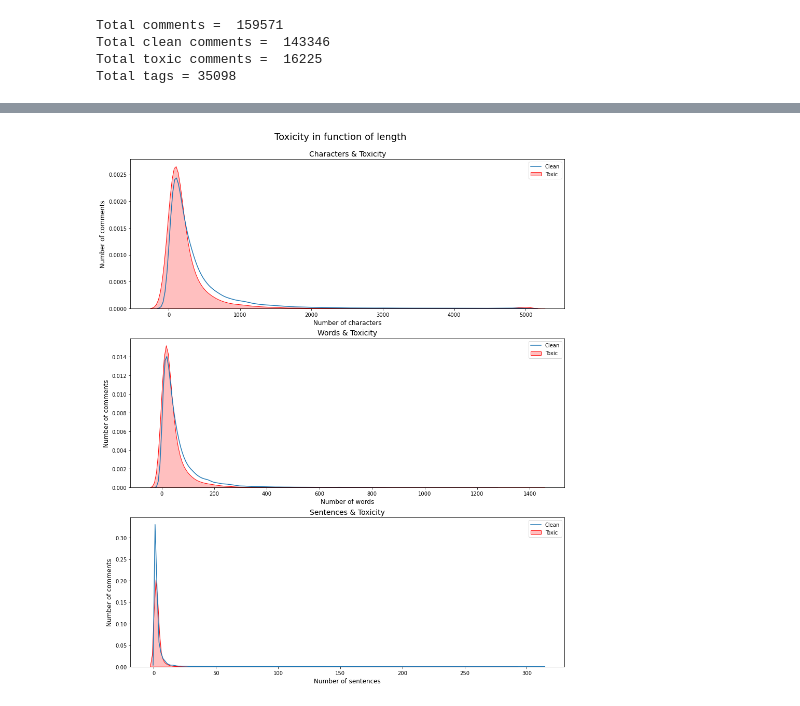
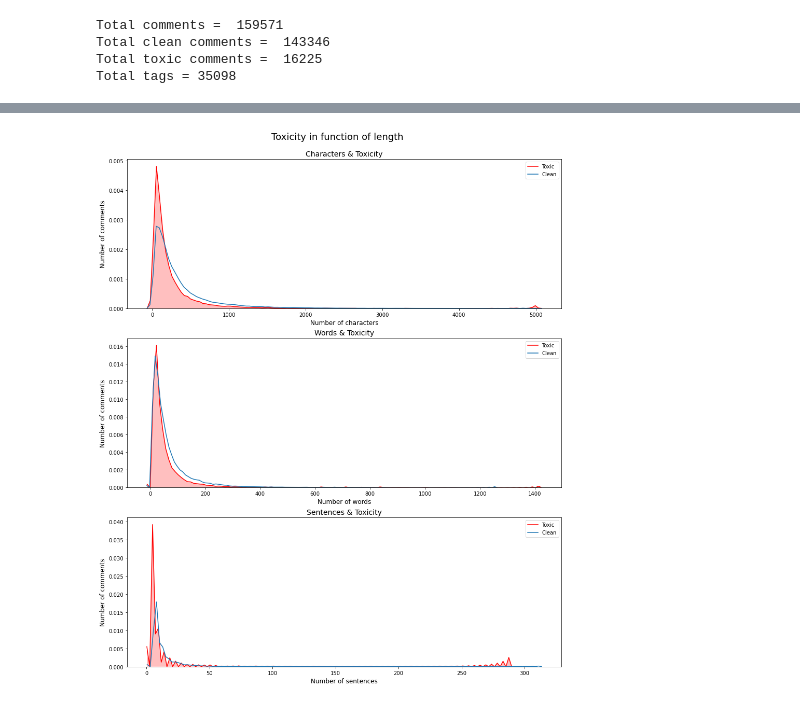
Before and after one commit to lbenbaccar/Toxic-Comment-Classification-Challenge, a Jupyter notebook: Toxic comments classification.ipynb, the cells around one changed output, grey strips where cells are left out. Saved outputs shown, nothing was run; the diff lists cells and outputs as text; code cells hidden in the pictures.

```diff
--- a/Toxic comments classification.ipynb
+++ b/Toxic comments classification.ipynb
@@ -116,0 +245,3 @@ Total tags = 35098
+# %%
+train_df = df.loc[df.split == "TRAIN"].reset_index(drop=True)
+train_df.head(3)
@@ -156,5 +304,7 @@ plt.show()
 # %%
-x=rowsums.value_counts()
+# Number of classes the comment belongs to
+train_df["total"] = train_df[types].sum(axis=1)
+x=train_df.total.value_counts()
 
 plt.figure(figsize=(8,4))
 ax = sns.barplot(x=x.index, y=x.values, alpha=0.8,color=color[2])
@@ -184,59 +337,38 @@ sns.heatmap(corr,
-# %%
-# Comments in capitals
-train_df['capitals'] = train_df['comment_text'].apply(lambda x: sum(1 for c in x if c.isupper()))
-
-# Number of punctuations in comments
-train_df['punctuations'] = train_df['comment_text'].apply(lambda x: sum(1 for c in x if c in string.punctuation))
-
-# Number of emojis in comments
-train_df['emojis'] = train_df['comment_text'].apply(lambda comment: sum(comment.count(s) for s in emoji.UNICODE_EMOJI))
-# %%
-# Number of characters in comments
-train_df['length'] = train_df['comment_text'].apply(len)
-test_df['length'] = test_df['comment_text'].apply(len)
-
-# Number of sentences
-train_df['sentences'] = train_df["comment_text"].apply(lambda x: len(re.findall("\n",str(x)))+1)
-test_df['sentences'] = test_df["comment_text"].apply(lambda x: len(re.findall("\n",str(x)))+1)
-
-# Number of words
-train_df['words'] = train_df["comment_text"].apply(lambda x: len(str(x).split()))
-test_df['words'] = test_df["comment_text"].apply(lambda x: len(str(x).split()))
 # %%
 plt.figure(figsize=(15,18))
 plt.suptitle("Toxicity in function of length",y=0.92,fontsize=18)
 plt.tight_layout()
 
 # Number of characters
 plt.subplot(311)
-ax=sns.kdeplot(train_df[train_df.clean == 0].length, label="Toxic", shade=True, color='r')
-ax=sns.kdeplot(train_df[train_df.clean == 1].length, label="Clean")
+ax=sns.kdeplot(train_df.loc[train_df.clean == 0, "length"], label="Toxic", shade=True, color='r')
+ax=sns.kdeplot(train_df.loc[train_df.clean == 1, "length"], label="Clean")
 plt.legend()
 plt.ylabel('Number of comments', fontsize=12)
 plt.xlabel('Number of characters', fontsize=12)
 plt.title("Characters & Toxicity", fontsize=14)
 
 # Number of words
 plt.subplot(312)
-ax=sns.kdeplot(train_df[train_df.clean == 0].words, label="Toxic", shade=True, color='r')
-ax=sns.kdeplot(train_df[train_df.clean == 1].words, label="Clean")
+ax=sns.kdeplot(train_df.loc[train_df.clean == 0, "words"], label="Toxic", shade=True, color='r')
+ax=sns.kdeplot(train_df.loc[train_df.clean == 1, "words"], label="Clean")
 plt.legend()
 plt.ylabel('Number of comments', fontsize=12)
 plt.xlabel('Number of words', fontsize=12)
 plt.title("Words & Toxicity", fontsize=14)
 
 # Number of sentences
 plt.subplot(313)
-ax=sns.kdeplot(train_df[train_df.clean == 0].sentences, label="Toxic", shade=True, color='r')
-ax=sns.kdeplot(train_df[train_df.clean == 1].sentences, label="Clean")
+ax=sns.kdeplot(train_df.loc[train_df.clean == 0, "sentences"], label="Toxic", shade=True, color='r')
+ax=sns.kdeplot(train_df.loc[train_df.clean == 1, "sentences"], label="Clean")
 plt.legend()
 plt.ylabel('Number of comments', fontsize=12)
 plt.xlabel('Number of sentences', fontsize=12)
 plt.title("Sentences & Toxicity", fontsize=14)
 
 plt.show()
 # %% [output]
-[figure, old version]
+[figure, new version]
 # %%
 plt.figure(figsize=(15,18))
 plt.suptitle("Toxicity in function of the presence of special characters",y=0.92,fontsize=18)
```
Also changed, not shown: parts of 92 cells of this notebook.
